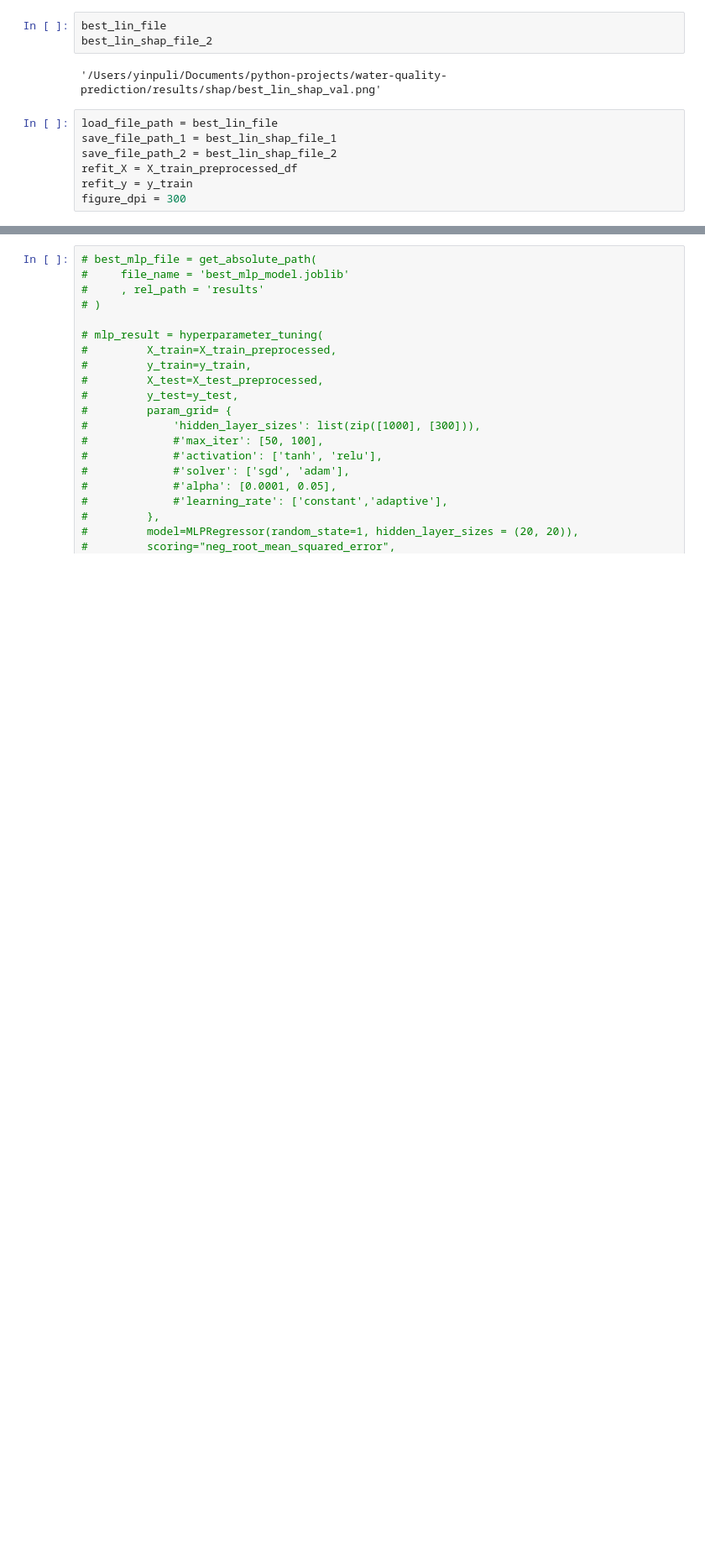
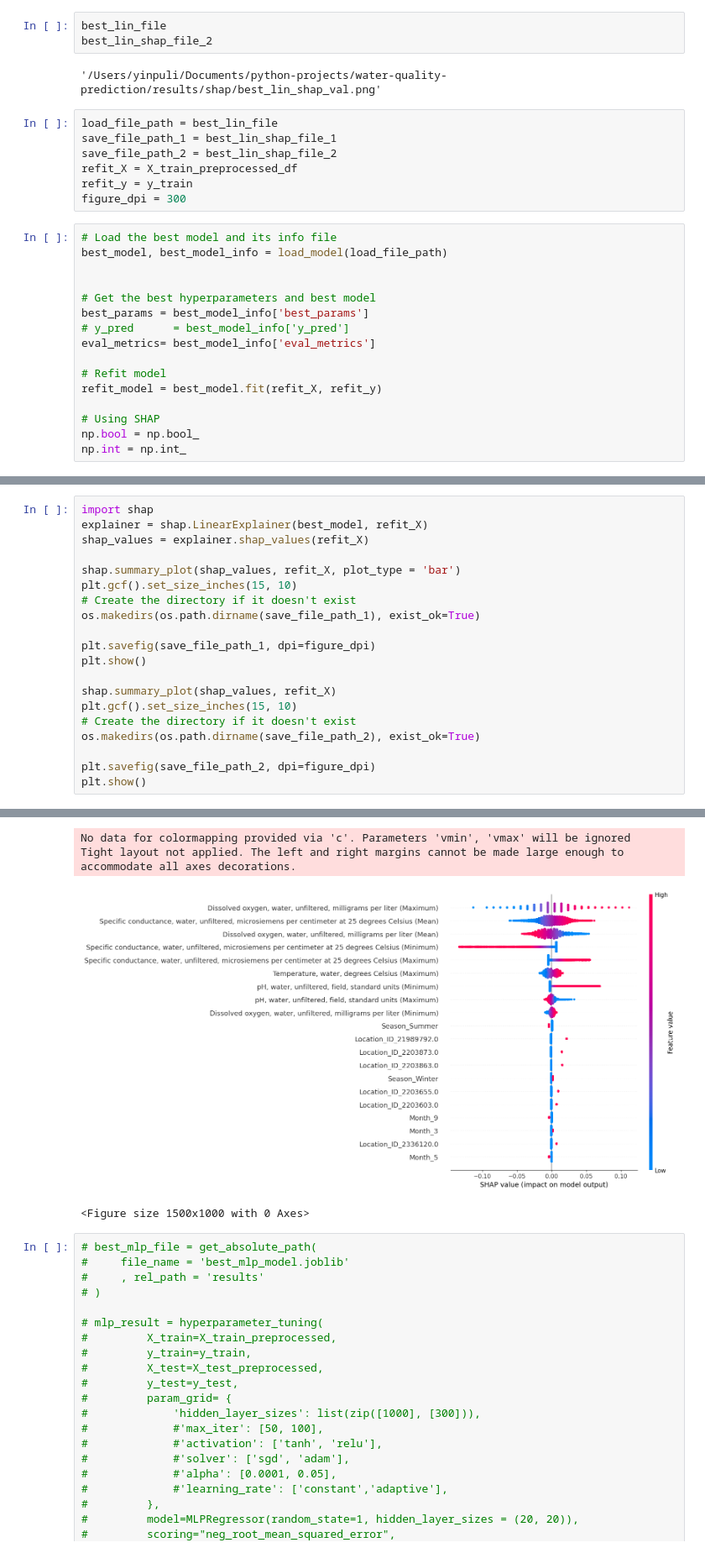
Before and after one commit to YinpuLi/water-quality-prediction, a Jupyter notebook: notebooks/_elasticNet_from_Mao.ipynb, the cells around one changed output, grey strips where cells are left out. Shown at 84% size. Drawn from its saved outputs; the diff is of its cells as text; blank space fills up the shorter version.

Commit message:
Update best MLP with success and saved result file.

```diff
--- a/notebooks/_elasticNet_from_Mao.ipynb
+++ b/notebooks/_elasticNet_from_Mao.ipynb
@@ -266,3 +268,19 @@ save_file_path_2 = best_lin_shap_file_2
 refit_X = X_train_preprocessed_df
 refit_y = y_train
 figure_dpi = 300
+# %%
+# Load the best model and its info file
+best_model, best_model_info = load_model(load_file_path)
+
+
+# Get the best hyperparameters and best model
+best_params = best_model_info['best_params']
+# y_pred      = best_model_info['y_pred']
+eval_metrics= best_model_info['eval_metrics']
+
+# Refit model
+refit_model = best_model.fit(refit_X, refit_y)
+
+# Using SHAP
+np.bool = np.bool_
+np.int = np.int_
@@ -268,0 +308,21 @@ figure_dpi = 300
+# %%
+import shap
+explainer = shap.LinearExplainer(best_model, refit_X)
+shap_values = explainer.shap_values(refit_X)
+
+shap.summary_plot(shap_values, refit_X, plot_type = 'bar')
+plt.gcf().set_size_inches(15, 10)
+# Create the directory if it doesn't exist
+os.makedirs(os.path.dirname(save_file_path_1), exist_ok=True)
+
+plt.savefig(save_file_path_1, dpi=figure_dpi)
+plt.show()
+
+shap.summary_plot(shap_values, refit_X)
+plt.gcf().set_size_inches(15, 10)
+# Create the directory if it doesn't exist
+os.makedirs(os.path.dirname(save_file_path_2), exist_ok=True)
+
+plt.savefig(save_file_path_2, dpi=figure_dpi)
+plt.show()
+# %% [output]
@@ -269,3 +332,7 @@ figure_dpi = 300
+No data for colormapping provided via 'c'. Parameters 'vmin', 'vmax' will be ignored
+Tight layout not applied. The left and right margins cannot be made large enough to accommodate all axes decorations.
+[figure, added]
+<Figure size 1500x1000 with 0 Axes>
 # %%
 # best_mlp_file = get_absolute_path(
 #     file_name = 'best_mlp_model.joblib'
```
Also changed, not shown: parts of 5 cells of this notebook, 6 other files.
